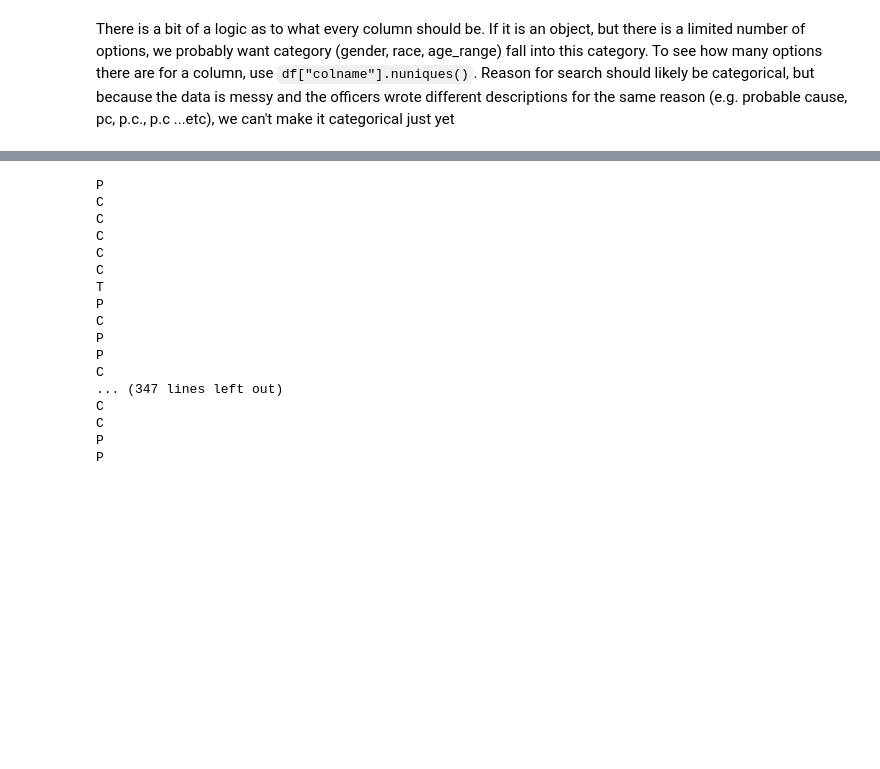
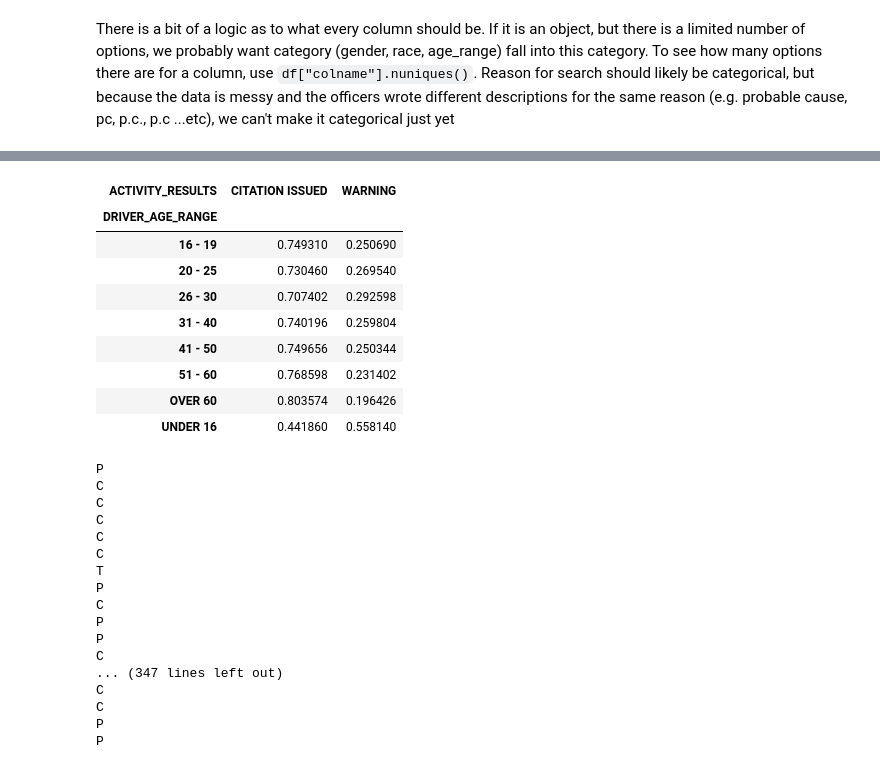
Before and after one commit to rbracco/louisville_data, a Jupyter notebook: nbs/Louisville Police Stops.ipynb, the cells around one changed output, grey strips where cells are left out. Drawn from its saved outputs; the diff is of its cells as text; code cells hidden in the pictures; blank space fills up the shorter version.

```diff
--- a/nbs/Louisville Police Stops.ipynb
+++ b/nbs/Louisville Police Stops.ipynb
@@ -292,3 +386,16 @@ cat_list = []
+# %%
+pd.crosstab(df['DRIVER_AGE_RANGE'], df['ACTIVITY_RESULTS']).apply(lambda r: r/r.sum(), axis=1)
+# %% [output]
+| ACTIVITY_RESULTS | CITATION ISSUED | WARNING |
+| DRIVER_AGE_RANGE |  |  |
+| 16 - 19 | 0.749310 | 0.250690 |
+| 20 - 25 | 0.730460 | 0.269540 |
+| 26 - 30 | 0.707402 | 0.292598 |
+| 31 - 40 | 0.740196 | 0.259804 |
+| 41 - 50 | 0.749656 | 0.250344 |
+| 51 - 60 | 0.768598 | 0.231402 |
+| OVER 60 | 0.803574 | 0.196426 |
+| UNDER 16 | 0.441860 | 0.558140 |
 # %%
 terms = set()
 for k,v in dict(df_searched["REASON_FOR_SEARCH"]).items():
```
Also changed, not shown: parts of 16 cells of this notebook, 1 other file.
